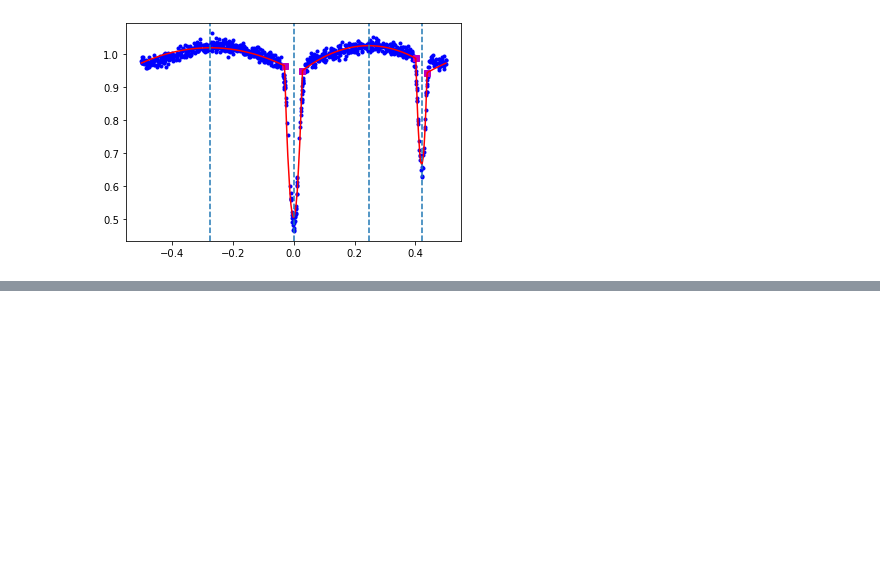
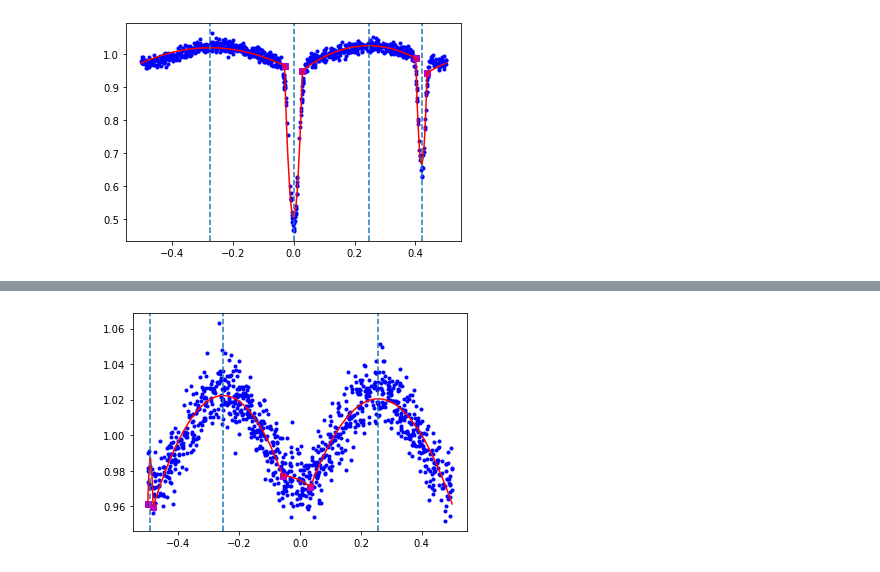
Before and after one commit to gecheline/ligeor, a Jupyter notebook: test_notebooks/test_polyfit.ipynb, the cells around one changed output, grey strips where cells are left out. Cells and saved outputs as stored; diff of their text form; code cells hidden in the pictures; blank space fills up the shorter version.

```diff
--- a/test_notebooks/test_polyfit.ipynb
+++ b/test_notebooks/test_polyfit.ipynb
@@ -122,0 +87,5 @@ array([ 5.00376541e-01,  5.00940514e-01,  5.01038595e-01,  5.01622586e-01,
+# %%
+model_ce.fit()
+model_ce.plot(model_ce.phases)
+# %% [output]
+[figure, added]
```
Also changed, not shown: parts of 8 cells of this notebook, 19 other files.
